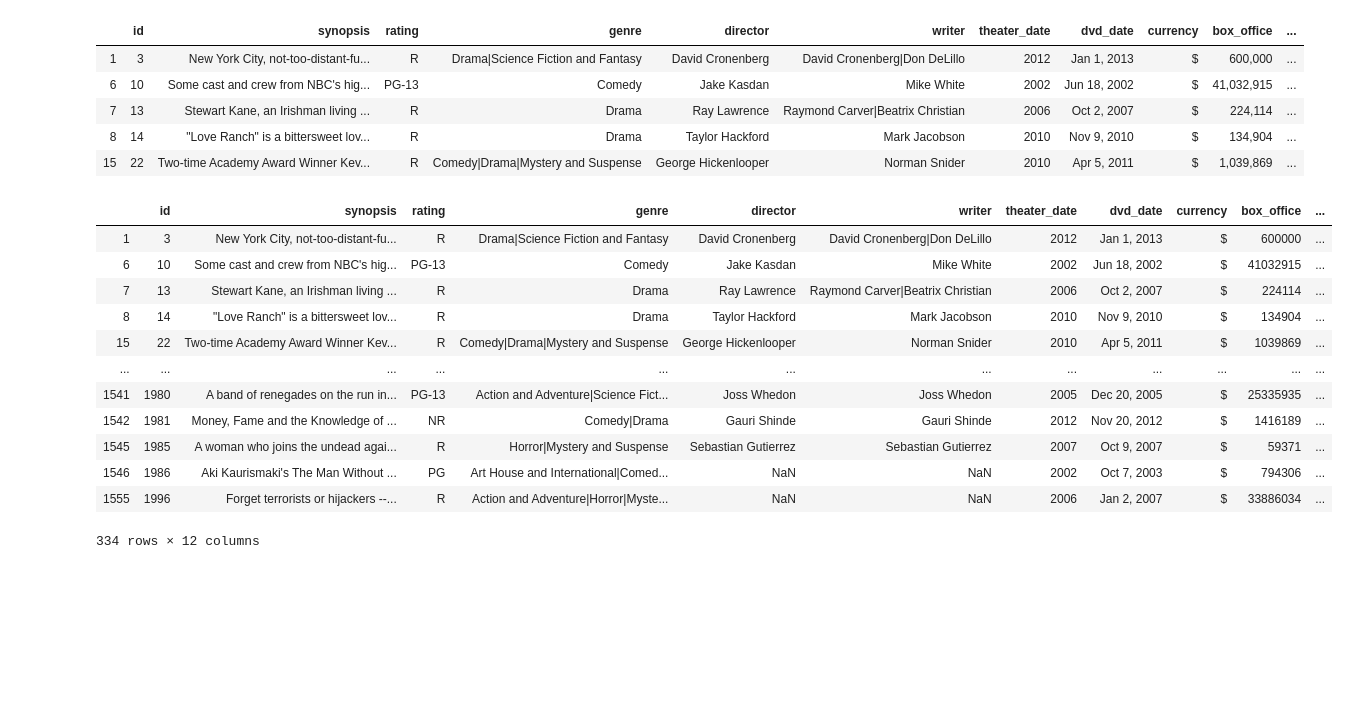
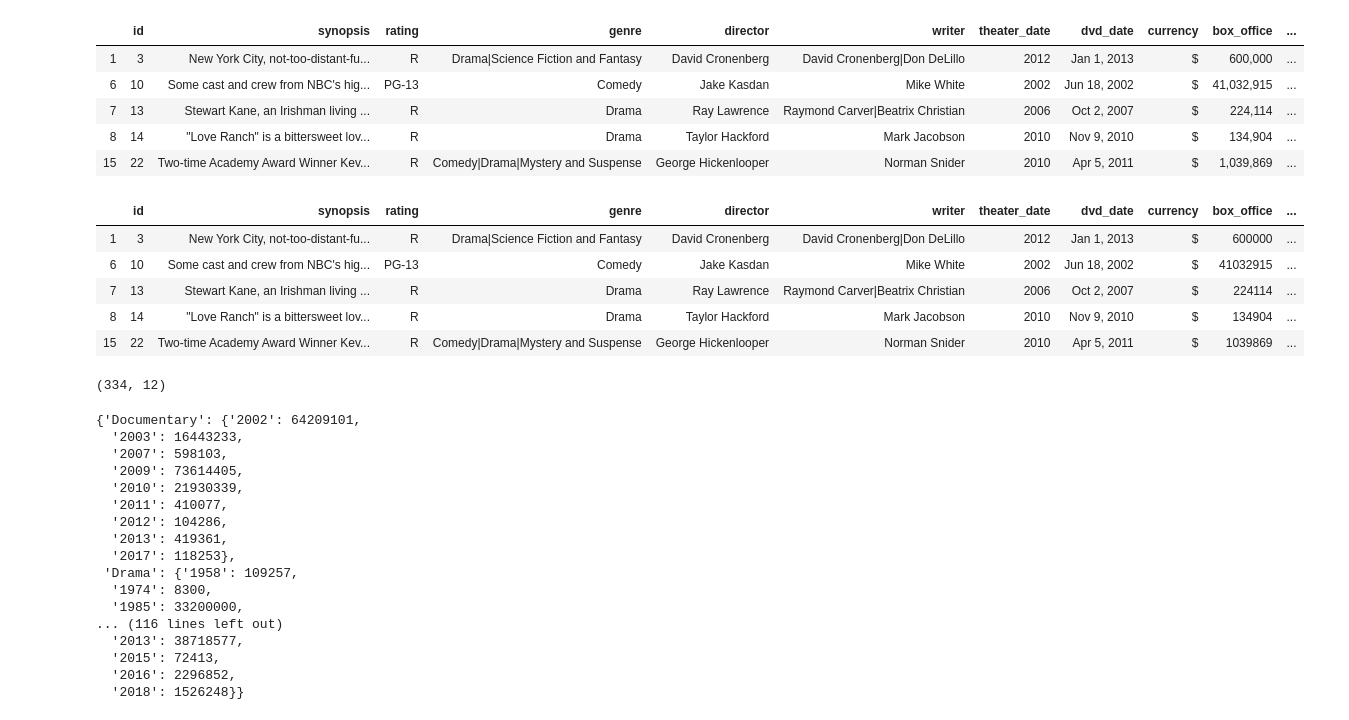
Before and after one commit to cmluna2913/Mod_1_Project, a Jupyter notebook: draft.ipynb, the cells around one changed output. Saved outputs shown, nothing was run; the diff lists cells and outputs as text; code cells hidden in the pictures; blank space fills up the shorter version.

```diff
--- a/draft.ipynb
+++ b/draft.ipynb
@@ -74,18 +110,11 @@ rt_df.head()
 # %%
 rt_df['box_office'] = [to_int_only(c) for c in rt_df.box_office]
 # %%
-rt_df
+rt_df.head()
 # %% [output]
 |  | id | synopsis | rating | genre | director | writer | theater_date | dvd_date | currency | box_office | ... |
 | 1 | 3 | New York City, not-too-distant-fu... | R | Drama|Science Fiction and Fantasy | David Cronenberg | David Cronenberg|Don DeLillo | 2012 | Jan 1, 2013 | $ | 600000 | ... |
 | 6 | 10 | Some cast and crew from NBC's hig... | PG-13 | Comedy | Jake Kasdan | Mike White | 2002 | Jun 18, 2002 | $ | 41032915 | ... |
 | 7 | 13 | Stewart Kane, an Irishman living ... | R | Drama | Ray Lawrence | Raymond Carver|Beatrix Christian | 2006 | Oct 2, 2007 | $ | 224114 | ... |
 | 8 | 14 | "Love Ranch" is a bittersweet lov... | R | Drama | Taylor Hackford | Mark Jacobson | 2010 | Nov 9, 2010 | $ | 134904 | ... |
 | 15 | 22 | Two-time Academy Award Winner Kev... | R | Comedy|Drama|Mystery and Suspense | George Hickenlooper | Norman Snider | 2010 | Apr 5, 2011 | $ | 1039869 | ... |
-| ... | ... | ... | ... | ... | ... | ... | ... | ... | ... | ... | ... |
-| 1541 | 1980 | A band of renegades on the run in... | PG-13 | Action and Adventure|Science Fict... | Joss Whedon | Joss Whedon | 2005 | Dec 20, 2005 | $ | 25335935 | ... |
-| 1542 | 1981 | Money, Fame and the Knowledge of ... | NR | Comedy|Drama | Gauri Shinde | Gauri Shinde | 2012 | Nov 20, 2012 | $ | 1416189 | ... |
-| 1545 | 1985 | A woman who joins the undead agai... | R | Horror|Mystery and Suspense | Sebastian Gutierrez | Sebastian Gutierrez | 2007 | Oct 9, 2007 | $ | 59371 | ... |
-| 1546 | 1986 | Aki Kaurismaki's The Man Without ... | PG | Art House and International|Comed... | NaN | NaN | 2002 | Oct 7, 2003 | $ | 794306 | ... |
-| 1555 | 1996 | Forget terrorists or hijackers --... | R | Action and Adventure|Horror|Myste... | NaN | NaN | 2006 | Jan 2, 2007 | $ | 33886034 | ... |
-334 rows × 12 columns
@@ -93,0 +121,4 @@ genres = ['Documentary', 'Drama', 'Comedy']
+# %%
+rt_df.shape
+# %% [output]
+(334, 12)
@@ -93,0 +139,20 @@ genres = ['Documentary', 'Drama', 'Comedy']
+# %%
+genre_gross_info
+# %% [output]
+{'Documentary': {'2002': 64209101,
+  '2003': 16443233,
+  '2007': 598103,
+  '2009': 73614405,
+  '2010': 21930339,
+  '2011': 410077,
+  '2012': 104286,
+  '2013': 419361,
+  '2017': 118253},
+ 'Drama': {'1958': 109257,
+  '1974': 8300,
+  '1985': 33200000,
+... (116 lines left out)
+  '2013': 38718577,
+  '2015': 72413,
+  '2016': 2296852,
+  '2018': 1526248}}
```
Also changed, not shown: parts of 47 cells of this notebook, 17 other files.
